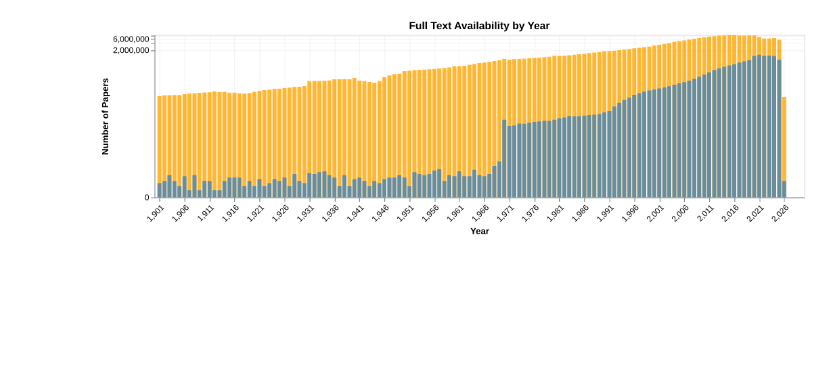
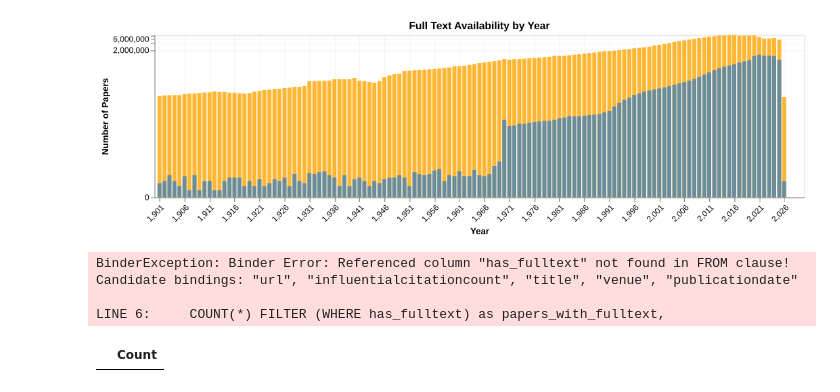
Before and after one commit to Vermont-Complex-Systems/scisciDB, a Jupyter notebook: getting-started.ipynb, the cells around one changed output. Saved outputs shown, nothing was run; the diff lists cells and outputs as text; code cells hidden in the pictures; blank space fills up the shorter version.

```diff
--- a/getting-started.ipynb
+++ b/getting-started.ipynb
@@ -187,3 +183,37 @@ top = base.mark_bar(color='steelblue', opacity=0.8).encode(
 Image('chart.png')
 # %% [output]
 [figure]
+# %%
+plan_html = conn.execute("""
+EXPLAIN ANALYZE
+SELECT
+    year,
+    COUNT(*) as total_papers,
+    COUNT(*) FILTER (WHERE has_fulltext) as papers_with_fulltext,
+    COUNT(*) FILTER (WHERE NOT has_fulltext) as papers_without_fulltext
+    FROM scisciDB.s2_papers
+    WHERE year IS NOT NULL AND year > 1900
+    GROUP BY year
+    ORDER BY year;
+""").fetchall()
+
+
+for row in plan_html:
+    print(row[1])
+# %% [output]
+BinderException: Binder Error: Referenced column "has_fulltext" not found in FROM clause!
+Candidate bindings: "url", "influentialcitationcount", "title", "venue", "publicationdate"
+
+LINE 6:     COUNT(*) FILTER (WHERE has_fulltext) as papers_with_fulltext,
+# %%
+%%sql
+CREATE VIEW s2_papers_with_fulltext AS
+SELECT
+    p.*,
+    EXISTS (
+        SELECT 1 FROM scisciDB.s2orc_v2 o
+        WHERE o.corpusid = p.corpusid
+    ) as has_fulltext
+FROM scisciDB.s2_papers p;
+# %% [output]
+|  | Count |
```
Also changed, not shown: parts of 16 cells of this notebook, 5 other files.
